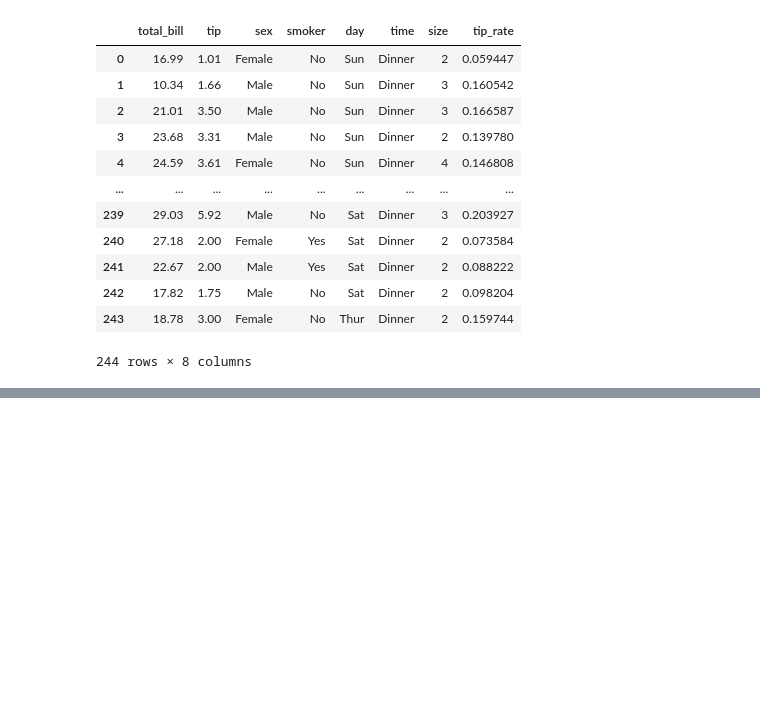
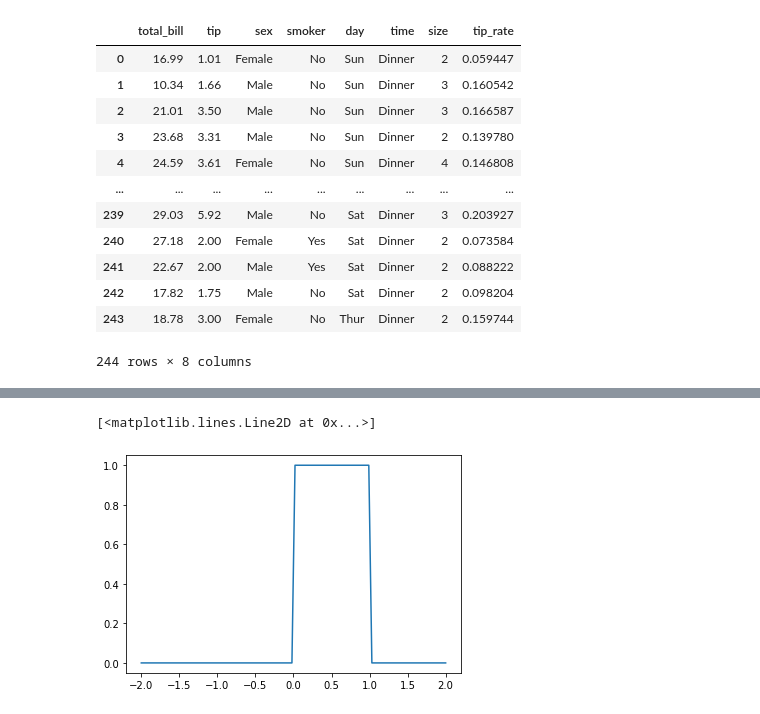
Before and after one commit to 1024xx4/statistics_udemy, a Jupyter notebook: statistics.ipynb, the cells around one changed output, grey strips where cells are left out. Saved outputs shown, nothing was run; the diff lists cells and outputs as text; code cells hidden in the pictures; blank space fills up the shorter version.

```diff
--- a/statistics.ipynb
+++ b/statistics.ipynb
@@ -236,0 +362,7 @@ df
+# %%
+x = np.linspace(-2, 2, 100)
+y = stats.uniform(loc=0, scale=1).pdf(x)
+plt.plot(x, y)
+# %% [output]
+[<matplotlib.lines.Line2D at 0x...>]
+[figure, added]
```
Also changed, not shown: parts of 26 cells of this notebook, 1 other file.
